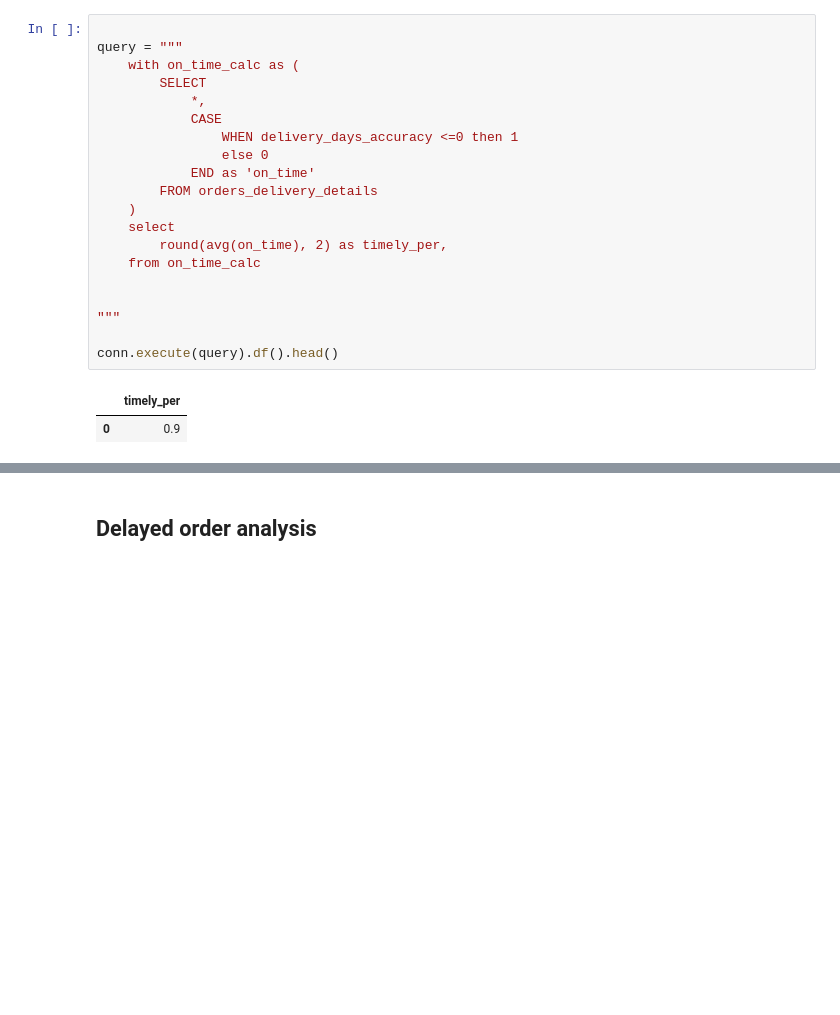
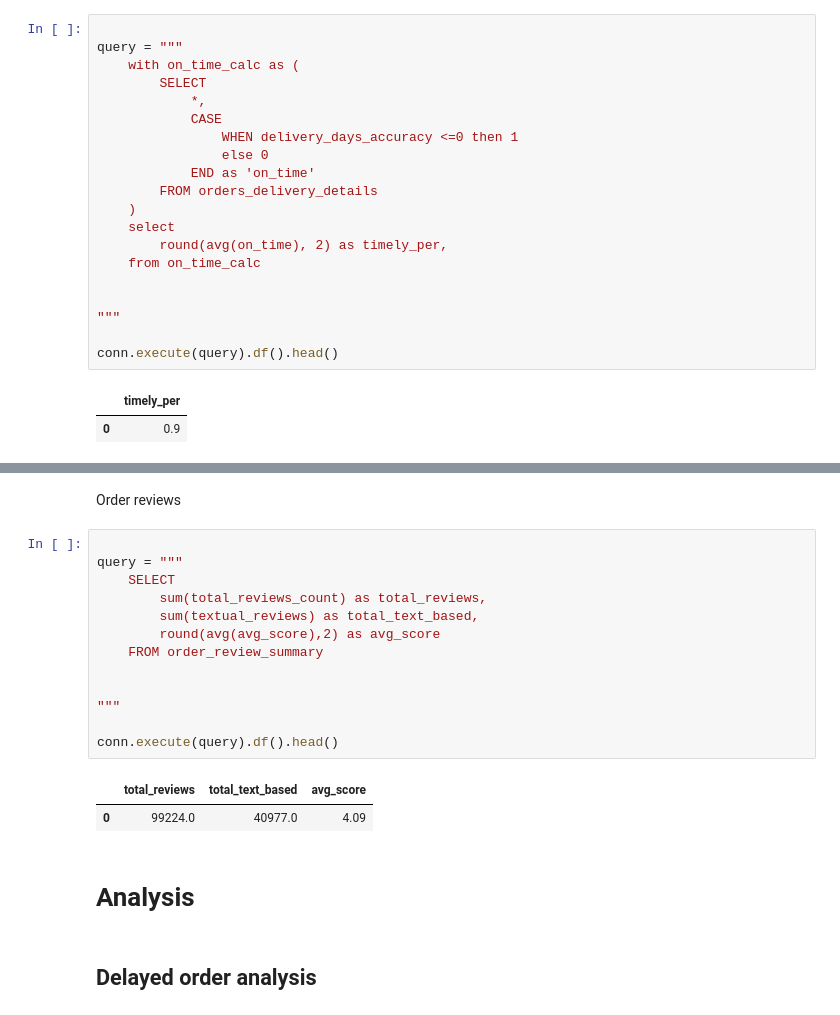
Before and after one commit to tejalig/olist-analysis, a Jupyter notebook: notebooks/05_EDA.ipynb, the cells around one changed output, grey strips where cells are left out. Saved outputs shown, nothing was run; the diff lists cells and outputs as text; blank space fills up the shorter version.

Commit message:
info: added findings concerning deliveries & reviews

```diff
--- a/notebooks/05_EDA.ipynb
+++ b/notebooks/05_EDA.ipynb
@@ -112,3 +146,23 @@ conn.execute(query).df().head()
+# %% [markdown]
+Order reviews
+# %%
+
+query = """
+    SELECT
+        sum(total_reviews_count) as total_reviews,
+        sum(textual_reviews) as total_text_based,
+        round(avg(avg_score),2) as avg_score
+    FROM order_review_summary
+
+
+"""
+
+conn.execute(query).df().head()
+# %% [output]
+|  | total_reviews | total_text_based | avg_score |
+| 0 | 99224.0 | 40977.0 | 4.09 |
+# %% [markdown]
+# Analysis
 # %% [markdown]
 ## Delayed order analysis
 # %%
```
Also changed, not shown: parts of 4 cells of this notebook.
